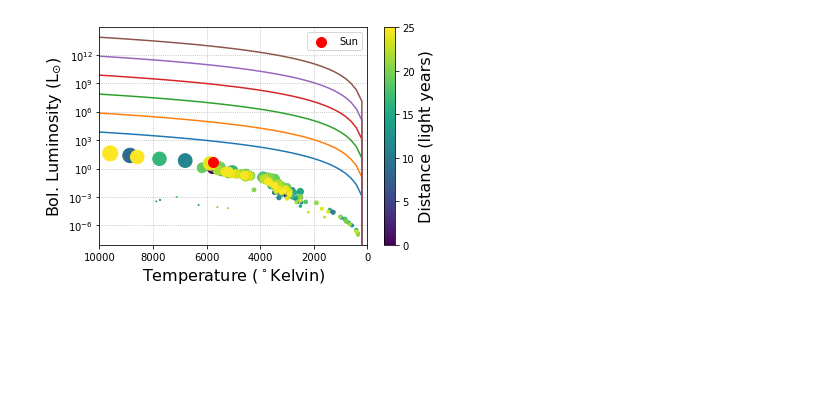
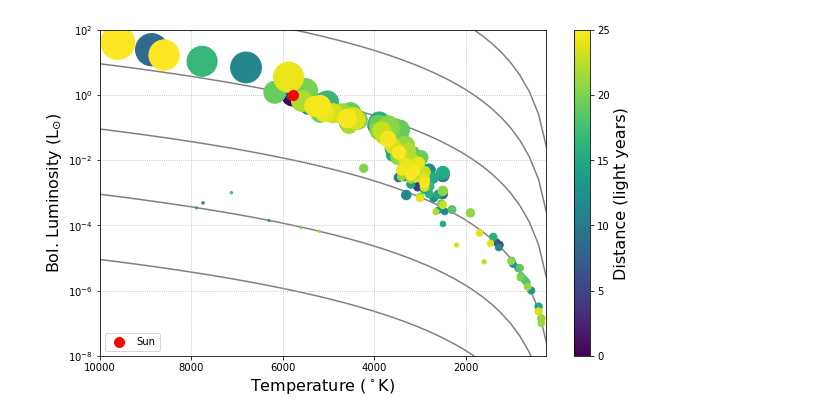
Before and after one commit to davidjaimes/nearest-stars, a Jupyter notebook: notebook/nearest-stars.ipynb, the cells around one changed output. Drawn from its saved outputs; the diff is of its cells as text; code cells hidden in the pictures; blank space fills up the shorter version.

Commit message:
finish temp-lum lines

```diff
--- a/notebook/nearest-stars.ipynb
+++ b/notebook/nearest-stars.ipynb
@@ -2,3 +4,11 @@
 import matplotlib.pyplot as plt
 import numpy as np
 import pandas as pd
+# %%
+# Read fixed-width formatted (fwf) data file.
+widths = [28, 12, 11, 8, 8, 9, 9, 10, 10, 9, 5, 11, 6, 9, 14, 10, 7, 6, 8, 7,
+    8, 9, 9, 9, 6]
+columns = ['DIST', 'Mv', 'BOL-LUM', 'RADIUS', 'Unnamed: 19', 'Teff']
+df = pd.read_fwf('../data/nearest-stars', widths=widths, usecols=columns)
+df = df.drop([0, 1]).reset_index(drop=True)
+df = df.rename(columns={'Unnamed: 19': 'Radunit'})
@@ -5,42 +21,35 @@ import pandas as pd
+# %%
+# Radius conversion from Sun, Jupiter, and Earth.
+w = df['Radunit'] == 'Rj'
+df.loc[w, 'RADIUS'] /= 9.9604
+w = df['Radunit'] == 'Re'
+df.loc[w, 'RADIUS'] /= 109.18
+# %%
+# Temperature-Luminosity Relation lines.
+teff = np.linspace(0, 1e4)
+coef = (4 * np.pi * c.sigma_sb).to(u.W * u.K**-4 * u.R_sun**-2)
+lsun = coef * pow(teff * u.K, 4)
+rsun = np.array([0.001, 0.01, 0.1, 1, 10, 100]) * u.R_sun
 # %%
-widths = [28, 12, 11, 8, 8,
-          9, 9, 10, 10, 9,
-          5, 11, 6, 9, 14,
-          10, 7, 6, 8, 7,
-          8, 9, 9, 9, 6]
-df = pd.read_fwf('../data/nearest-stars', widths=widths)
-df = df.drop([0, 1])
+plt.figure(figsize=(10, 6))
 
-# Convert to number from string.
-columns = ['Teff', 'Mv', 'DIST', 'RADIUS', 'BOL-LUM']
-for col in columns:
-    df[col] = df[col].str.replace(r'[a-zA-Z]', '', regex=True)
-    df[col] = pd.to_numeric(df[col], errors='coerce')
-
-# Radius conversion from Sun, Jupiter, and Earth.
-w = df['Unnamed: 19'] == 'Rj'
-df.loc[w, 'RADIUS'] /= 9.9604
-w = df['Unnamed: 19'] == 'Re'
-df.loc[w, 'RADIUS'] /= 109.18
-
-# Temperature-Luminosity Relation
-teff = np.linspace(0, 1e4)
-lsun = 4 * np.pi * (5.67e-8) * pow(teff, 4)
-for rsun in [0.001, 0.01, 0.1, 1, 10, 100]:
-    plt.plot(teff, lsun * pow(rsun, 2),)
+# Plot Temperature-Luminosity Relation lines
+for r in rsun:
+    plt.plot(teff, (lsun * pow(r, 2)).to(u.L_sun), c='grey', zorder=0)
 
 # Plot
-plt.scatter(df['Teff'], df['BOL-LUM'], s=100*df['RADIUS'], c=df['DIST'], cmap='viridis', zorder=2)
-plt.scatter(5778, 4.85, s=100, c='red', label='Sun', zorder=3)
-plt.xlabel(r'Temperature ($^\circ$Kelvin)', size=16)
+plt.scatter(df['Teff'], df['BOL-LUM'], s=5e2*df['RADIUS'], c=df['DIST'], zorder=2)
+plt.scatter(5778, 1, s=100, c='red', label='Sun', zorder=3)
+plt.xlabel(r'Temperature ($^\circ$K)', size=16)
 plt.ylabel(r'Bol. Luminosity (L$_{\odot}$)', size=16)
 
 #
 plt.grid(zorder=3, ls=':')
 plt.legend()
-plt.xlim(10000, 0)
+plt.xlim(1e4, 250)
+plt.ylim(1e-8, 1e2)
 plt.yscale('log')
 plt.colorbar().set_label(label='Distance (light years)', size=16)
 plt.clim(df.DIST.min(), 25)
 # %% [output]
-[figure, old version]
+[figure, new version]
```
Also changed, not shown: parts of 2 cells of this notebook, 1 other file.
